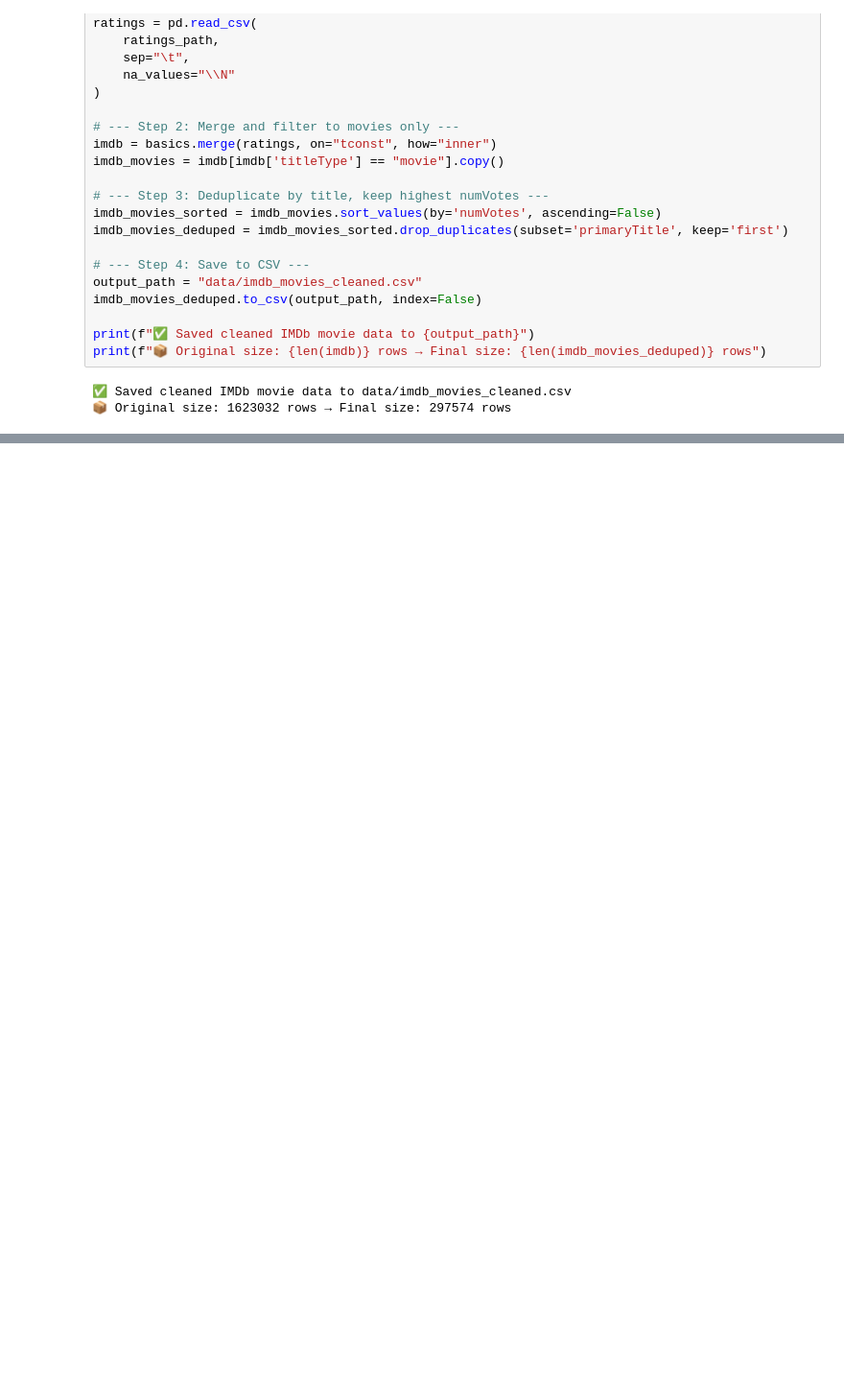
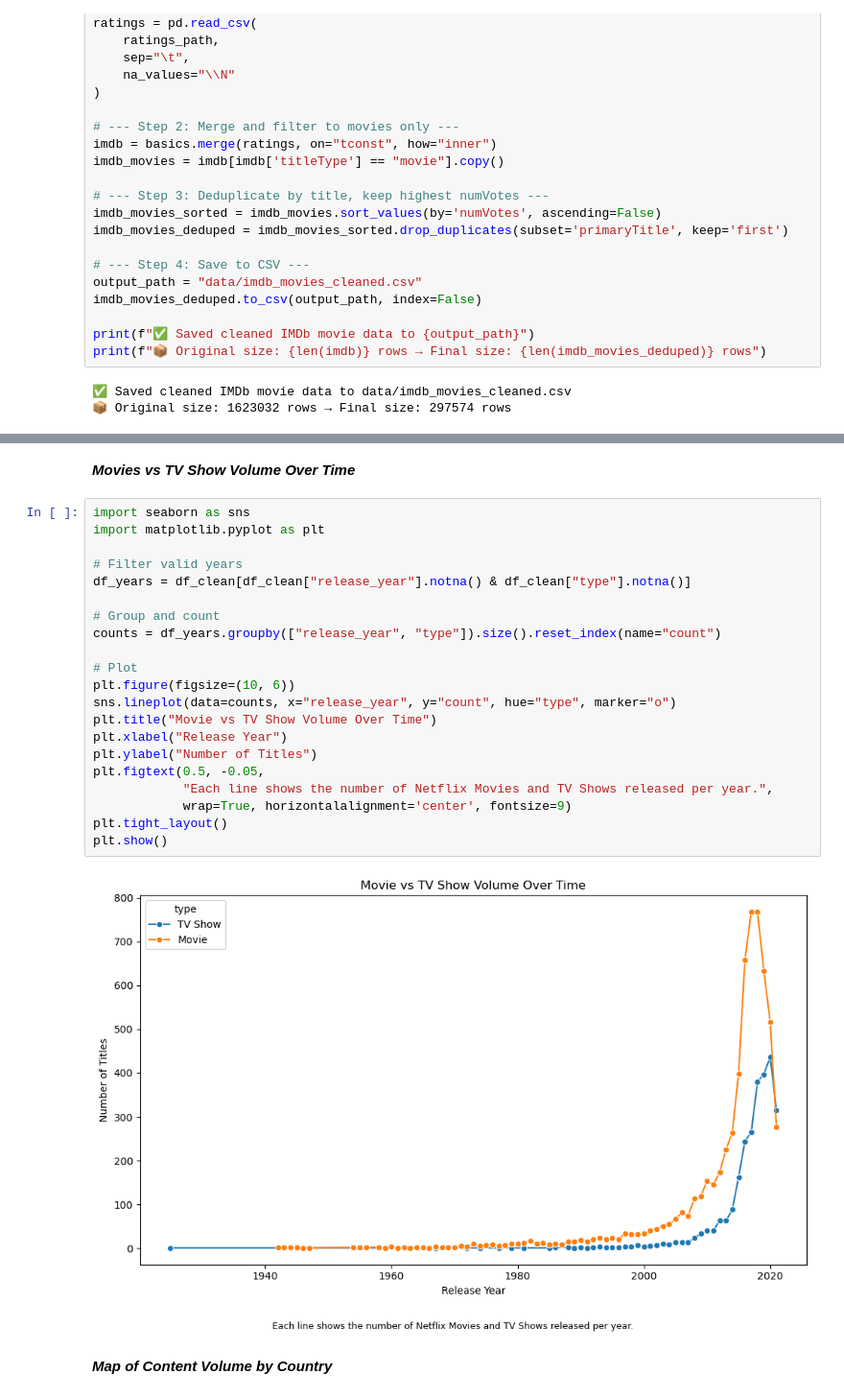
Before and after one commit to mkulynyc/IntroToDataScience_FinalProject, a Jupyter notebook: scratch_work.ipynb, the cells around one changed output, grey strips where cells are left out. Shown at 96% size. Cells and saved outputs as stored; diff of their text form; blank space fills up the shorter version.

```diff
--- a/scratch_work.ipynb
+++ b/scratch_work.ipynb
@@ -719,0 +857,27 @@ print(f"📦 Original size: {len(imdb)} rows → Final size: {len(imdb_movies_de
+# %% [markdown]
+***Movies vs TV Show Volume Over Time***
+# %%
+import seaborn as sns
+import matplotlib.pyplot as plt
+
+# Filter valid years
+df_years = df_clean[df_clean["release_year"].notna() & df_clean["type"].notna()]
+
+# Group and count
+counts = df_years.groupby(["release_year", "type"]).size().reset_index(name="count")
+
+# Plot
+plt.figure(figsize=(10, 6))
+sns.lineplot(data=counts, x="release_year", y="count", hue="type", marker="o")
+plt.title("Movie vs TV Show Volume Over Time")
+plt.xlabel("Release Year")
+plt.ylabel("Number of Titles")
+plt.figtext(0.5, -0.05,
+            "Each line shows the number of Netflix Movies and TV Shows released per year.",
+            wrap=True, horizontalalignment='center', fontsize=9)
+plt.tight_layout()
+plt.show()
+# %% [output]
+[figure, added]
+# %% [markdown]
+***Map of Content Volume by Country***
```
Also changed, not shown: parts of 24 cells of this notebook.
